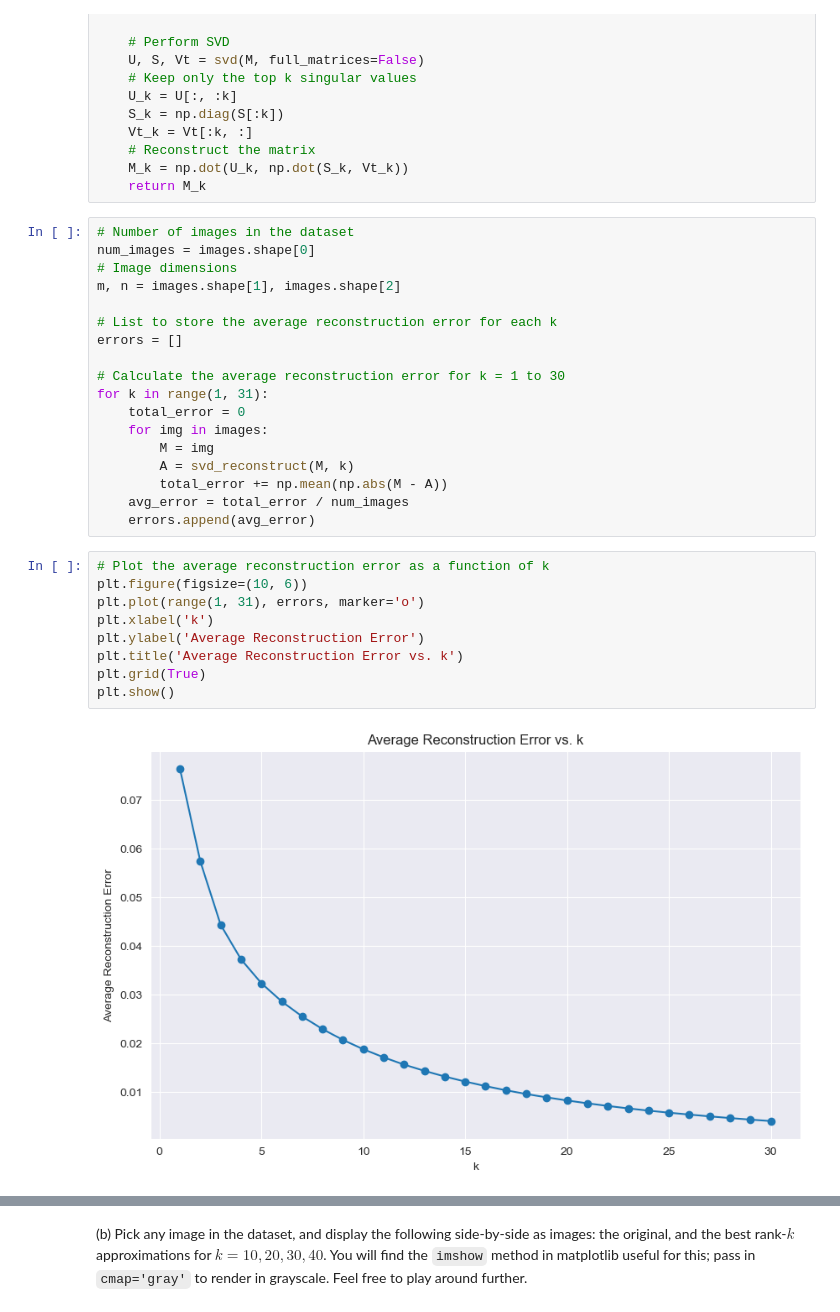
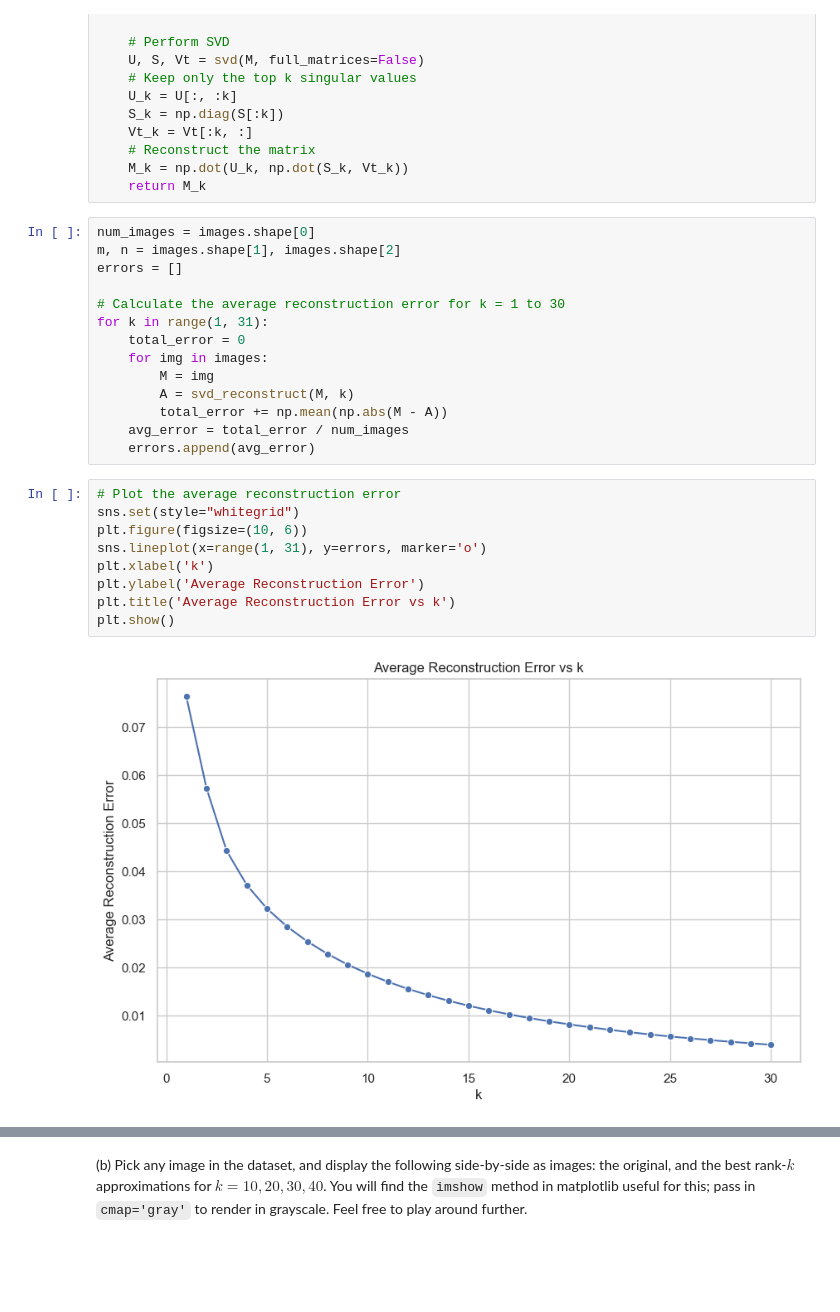
Before and after one commit to D-Becks/DSC_391L_Machine_Learning, a Jupyter notebook: Homework_3/hw3_programming_base_notebook.ipynb, the cells around one changed output, grey strips where cells are left out. Saved outputs shown, nothing was run; the diff lists cells and outputs as text; blank space fills up the shorter version.

```diff
--- a/Homework_3/hw3_programming_base_notebook.ipynb
+++ b/Homework_3/hw3_programming_base_notebook.ipynb
@@ -33,12 +33,8 @@ def svd_reconstruct(M, k):
     M_k = np.dot(U_k, np.dot(S_k, Vt_k))
     return M_k
 # %%
-# Number of images in the dataset
 num_images = images.shape[0]
-# Image dimensions
 m, n = images.shape[1], images.shape[2]
-
-# List to store the average reconstruction error for each k
 errors = []
 
 # Calculate the average reconstruction error for k = 1 to 30
@@ -51,13 +47,13 @@ for k in range(1, 31):
     avg_error = total_error / num_images
     errors.append(avg_error)
 # %%
-# Plot the average reconstruction error as a function of k
+# Plot the average reconstruction error
+sns.set(style="whitegrid")
 plt.figure(figsize=(10, 6))
-plt.plot(range(1, 31), errors, marker='o')
+sns.lineplot(x=range(1, 31), y=errors, marker='o')
 plt.xlabel('k')
 plt.ylabel('Average Reconstruction Error')
-plt.title('Average Reconstruction Error vs. k')
-plt.grid(True)
+plt.title('Average Reconstruction Error vs k')
 plt.show()
 # %% [output]
-[figure, old version]
+[figure, new version]
```
Also changed, not shown: parts of 10 cells of this notebook, 1 other file.
